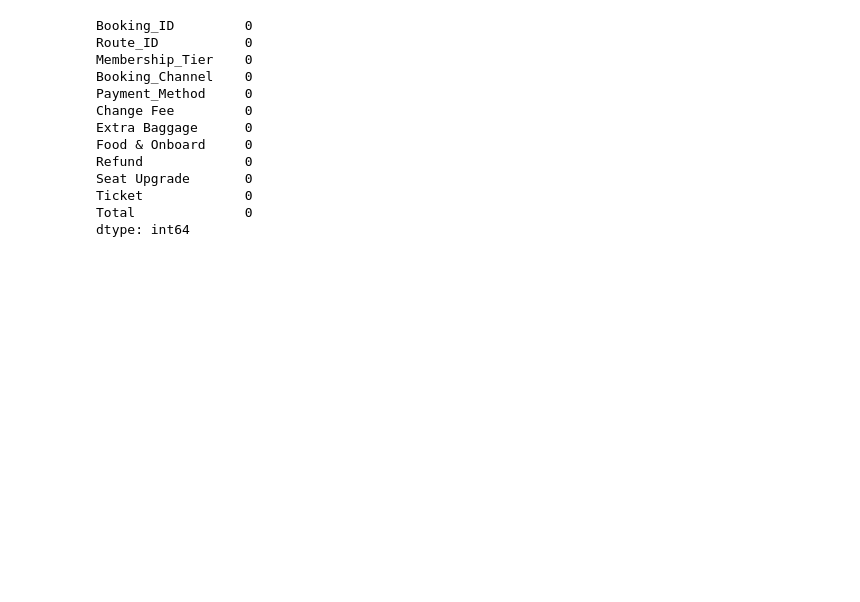
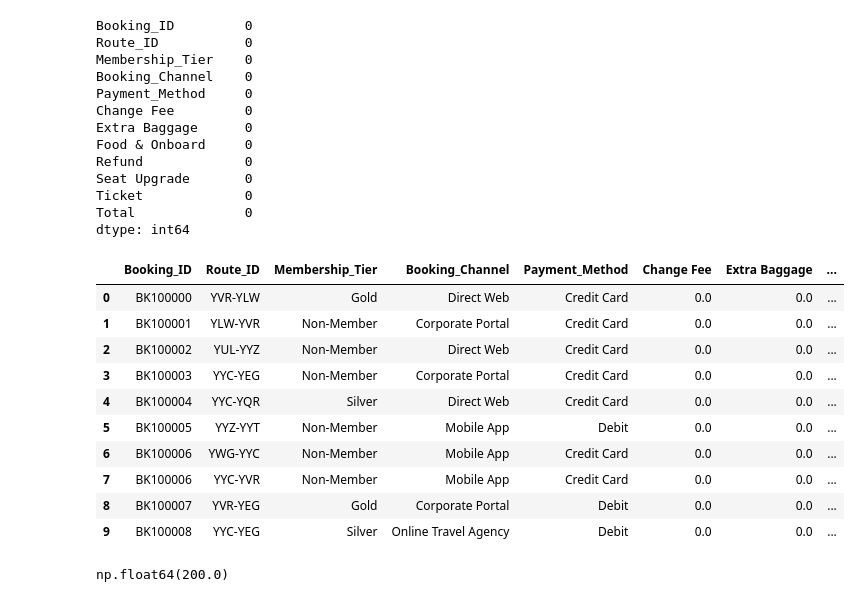
Before and after one commit to noahhynds/first-byte-2026, a Jupyter notebook: notebooks/01_clean_data.ipynb, the cells around one changed output. Saved outputs shown, nothing was run; the diff lists cells and outputs as text; code cells hidden in the pictures; blank space fills up the shorter version.

```diff
--- a/notebooks/01_clean_data.ipynb
+++ b/notebooks/01_clean_data.ipynb
@@ -417,3 +427,21 @@ dtype: int64
 # save transaction data
 booking_df.to_csv("../data/processed/bookings.csv", index=False)
 booking_route_df.to_csv("../data/processed/booking_routes.csv", index=False)
+# %%
+booking_df.head(10)
+# %% [output]
+|  | Booking_ID | Route_ID | Membership_Tier | Booking_Channel | Payment_Method | Change Fee | Extra Baggage | ... |
+| 0 | BK100000 | YVR-YLW | Gold | Direct Web | Credit Card | 0.0 | 0.0 | ... |
+| 1 | BK100001 | YLW-YVR | Non-Member | Corporate Portal | Credit Card | 0.0 | 0.0 | ... |
+| 2 | BK100002 | YUL-YYZ | Non-Member | Direct Web | Credit Card | 0.0 | 0.0 | ... |
+| 3 | BK100003 | YYC-YEG | Non-Member | Corporate Portal | Credit Card | 0.0 | 0.0 | ... |
+| 4 | BK100004 | YYC-YQR | Silver | Direct Web | Credit Card | 0.0 | 0.0 | ... |
+| 5 | BK100005 | YYZ-YYT | Non-Member | Mobile App | Debit | 0.0 | 0.0 | ... |
+| 6 | BK100006 | YWG-YYC | Non-Member | Mobile App | Credit Card | 0.0 | 0.0 | ... |
+| 7 | BK100006 | YYC-YVR | Non-Member | Mobile App | Credit Card | 0.0 | 0.0 | ... |
+| 8 | BK100007 | YVR-YEG | Gold | Corporate Portal | Debit | 0.0 | 0.0 | ... |
+| 9 | BK100008 | YYC-YEG | Silver | Online Travel Agency | Debit | 0.0 | 0.0 | ... |
+# %%
+booking_route_df["Change Fee"].max()
+# %% [output]
+np.float64(200.0)
```
Also changed, not shown: parts of 3 cells of this notebook.
